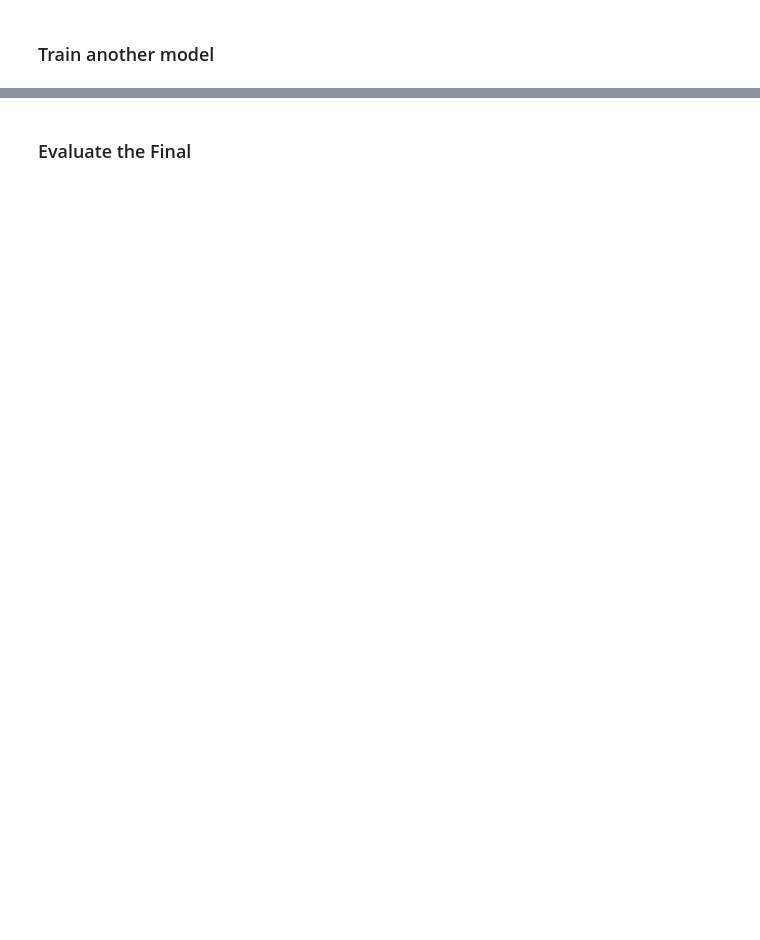
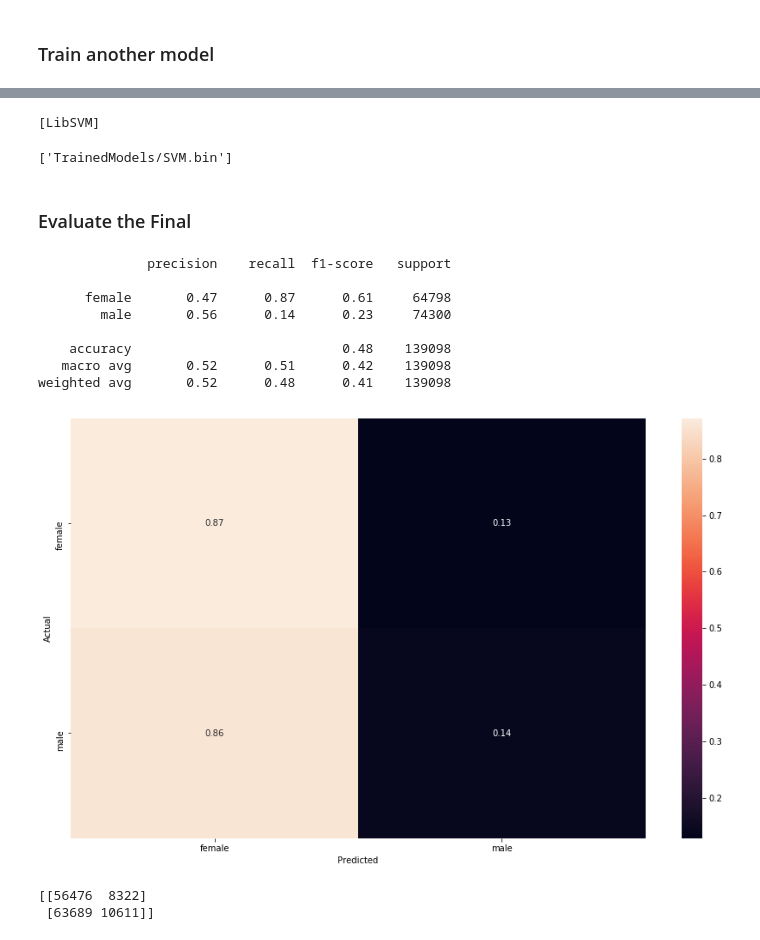
Before and after one commit to CowKeyMan/BlogGenderIdentification, a Jupyter notebook: Implementation/10. Machine Learning Model and Evalution.ipynb, the cells around one changed output, grey strips where cells are left out. Saved outputs shown, nothing was run; the diff lists cells and outputs as text; code cells hidden in the pictures; blank space fills up the shorter version.

```diff
--- a/Implementation/10. Machine Learning Model and Evalution.ipynb
+++ b/Implementation/10. Machine Learning Model and Evalution.ipynb
@@ -24,6 +24,8 @@ data_filename = 'data/MachineLearningData.csv'
 
 baseline_model_filename = 'TrainedModels/Baseline.bin'
 final_model_filename = 'TrainedModels/Final.bin'
+
+svm_model_filename = 'TrainedModels/SVM.bin'
 # %% [markdown]
 ### Defining helper function
 # %%
@@ -278,12 +290,29 @@ svm
 # %%
 # Train it
+svm.max_iter=1000
 svm.verbose = True
 svm.fit(df_train, y_train)
-dump(svm, final_model_filename)
+dump(svm, svm_model_filename)
+# %% [output]
+[LibSVM]
+['TrainedModels/SVM.bin']
 # %% [markdown]
 ### Evaluate the Final
 # %%
+svm = load(svm_model_filename)
 predictions = svm.predict(df_test)
 print(metrics.classification_report(y_test, predictions))
 plot_confusion_matrix(targets=y_test, predicted=predictions, labels=np.unique(y_test))
 print(metrics.confusion_matrix(y_test, predictions))
+# %% [output]
+              precision    recall  f1-score   support
+
+      female       0.47      0.87      0.61     64798
+        male       0.56      0.14      0.23     74300
+
+    accuracy                           0.48    139098
+   macro avg       0.52      0.51      0.42    139098
+weighted avg       0.52      0.48      0.41    139098
+[figure, added]
+[[56476  8322]
+ [63689 10611]]
```
Also changed, not shown: parts of 6 cells of this notebook, 7 other files.
